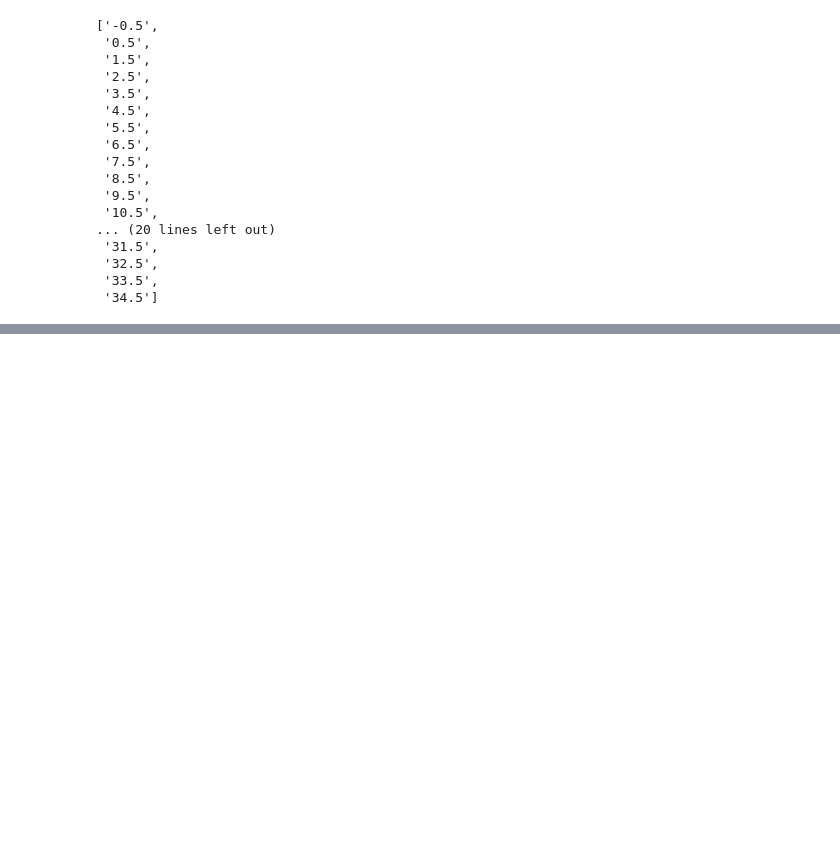
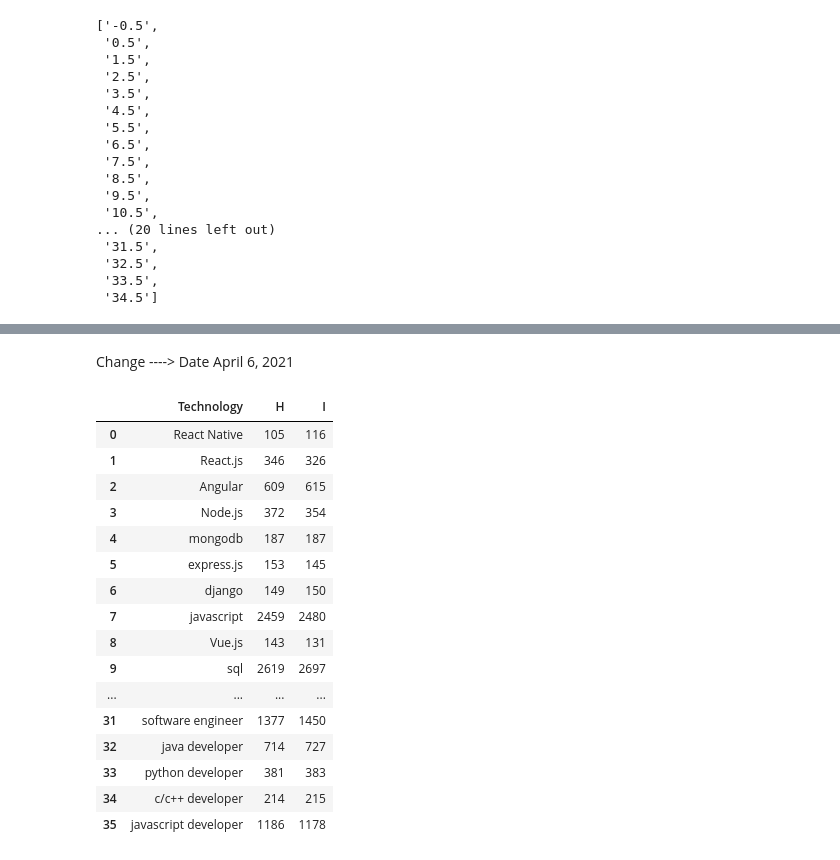
Before and after one commit to capitallatera/Case-Study, a Jupyter notebook: Technology_Monitoring.ipynb, the cells around one changed output, grey strips where cells are left out. Saved outputs shown, nothing was run; the diff lists cells and outputs as text; code cells hidden in the pictures; blank space fills up the shorter version.

```diff
--- a/Technology_Monitoring.ipynb
+++ b/Technology_Monitoring.ipynb
@@ -135,0 +135,22 @@ df
+# %% [markdown]
+Change ----> Date April 6, 2021
+# %%
+df[['Technology','H','I']]
+# %% [output]
+|  | Technology | H | I |
+| 0 | React Native | 105 | 116 |
+| 1 | React.js | 346 | 326 |
+| 2 | Angular | 609 | 615 |
+| 3 | Node.js | 372 | 354 |
+| 4 | mongodb | 187 | 187 |
+| 5 | express.js | 153 | 145 |
+| 6 | django | 149 | 150 |
+| 7 | javascript | 2459 | 2480 |
+| 8 | Vue.js | 143 | 131 |
+| 9 | sql | 2619 | 2697 |
+| ... | ... | ... | ... |
+| 31 | software engineer | 1377 | 1450 |
+| 32 | java developer | 714 | 727 |
+| 33 | python developer | 381 | 383 |
+| 34 | c/c++ developer | 214 | 215 |
+| 35 | javascript developer | 1186 | 1178 |
```
Also changed, not shown: parts of 9 cells of this notebook.
